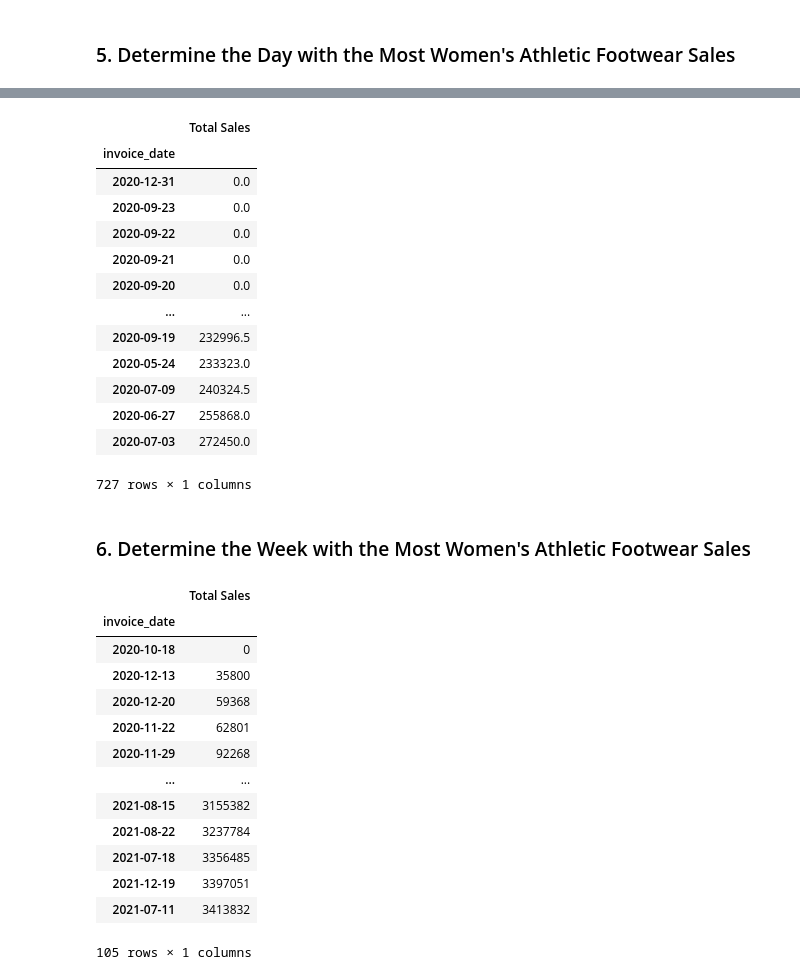
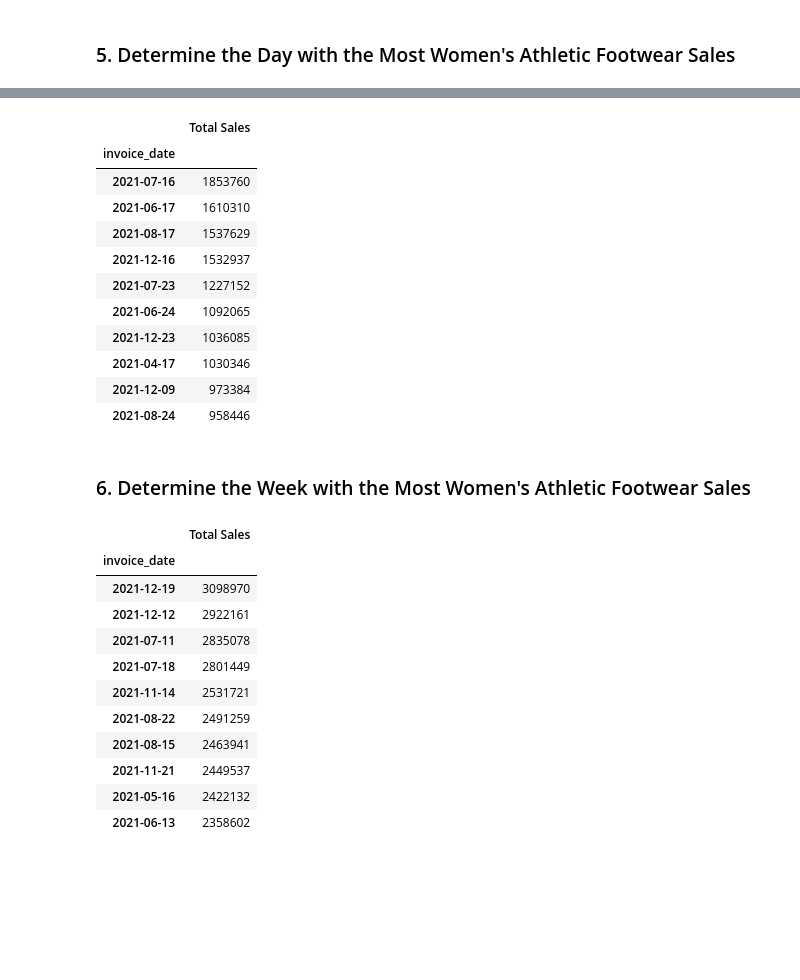
Before and after one commit to FLermaP/athletic_sales_analysis, a Jupyter notebook: athletic_sales_analysis_starter_code.ipynb, the cells around one changed output, grey strips where cells are left out. Drawn from its saved outputs; the diff is of its cells as text; code cells hidden in the pictures; blank space fills up the shorter version.

```diff
--- a/athletic_sales_analysis_starter_code.ipynb
+++ b/athletic_sales_analysis_starter_code.ipynb
@@ -356,7 +344,7 @@ array(["Men's Street Footwear", "Women's Apparel",
 # %%
 # Filter the sales data to get the women's athletic footwear sales data.
 WAF_sales=sales_2020_2021\
-.loc[sales_2020_2021['product']=="Women's Street Footwear"]
+.loc[sales_2020_2021['product']=="Women's Athletic Footwear"]
 WAF_sales.head()
 # %% [output]
 |  | retailer | retailer_id | invoice_date | region | state | city | product | price_per_unit | units_sold | ... |
@@ -454,24 +440,22 @@ sales_dates
 # %%
 # Resample the pivot table into daily bins, and get the total sales for each day.
 daily_sales=sales_dates.resample('D').sum()
 
 # Sort the resampled pivot table in ascending order on "Total Sales".
-daily_sales.sort_values('Total Sales')
+daily_sales.sort_values('Total Sales',ascending=False).head(10)
 # %% [output]
 |  | Total Sales |
 | invoice_date |  |
-| 2020-12-31 | 0.0 |
-| 2020-09-23 | 0.0 |
-| 2020-09-22 | 0.0 |
-| 2020-09-21 | 0.0 |
-| 2020-09-20 | 0.0 |
-| ... | ... |
-| 2020-09-19 | 232996.5 |
-| 2020-05-24 | 233323.0 |
-| 2020-07-09 | 240324.5 |
-| 2020-06-27 | 255868.0 |
-| 2020-07-03 | 272450.0 |
+| 2021-07-16 | 1853760 |
+| 2021-06-17 | 1610310 |
+| 2021-08-17 | 1537629 |
+| 2021-12-16 | 1532937 |
+| 2021-07-23 | 1227152 |
+| 2021-06-24 | 1092065 |
+| 2021-12-23 | 1036085 |
+| 2021-04-17 | 1030346 |
+| 2021-12-09 | 973384 |
+| 2021-08-24 | 958446 |
-727 rows × 1 columns
 # %% [markdown]
 ### 6.  Determine the Week with the Most Women's Athletic Footwear Sales
 # %%
@@ -479,19 +463,17 @@ daily_sales.sort_values('Total Sales')
 weekly_sales=sales_dates.resample('W').sum()
 
 # Sort the resampled pivot table in ascending order on "Total Sales".
-weekly_sales.sort_values('Total Sales')
+weekly_sales.sort_values('Total Sales',ascending=False).head(10)
 # %% [output]
 |  | Total Sales |
 | invoice_date |  |
-| 2020-10-18 | 0 |
-| 2020-12-13 | 35800 |
-| 2020-12-20 | 59368 |
-| 2020-11-22 | 62801 |
-| 2020-11-29 | 92268 |
-| ... | ... |
-| 2021-08-15 | 3155382 |
-| 2021-08-22 | 3237784 |
-| 2021-07-18 | 3356485 |
-| 2021-12-19 | 3397051 |
-| 2021-07-11 | 3413832 |
+| 2021-12-19 | 3098970 |
+| 2021-12-12 | 2922161 |
+| 2021-07-11 | 2835078 |
+| 2021-07-18 | 2801449 |
+| 2021-11-14 | 2531721 |
+| 2021-08-22 | 2491259 |
+| 2021-08-15 | 2463941 |
+| 2021-11-21 | 2449537 |
+| 2021-05-16 | 2422132 |
+| 2021-06-13 | 2358602 |
-105 rows × 1 columns
```
Also changed, not shown: parts of 7 cells of this notebook.
